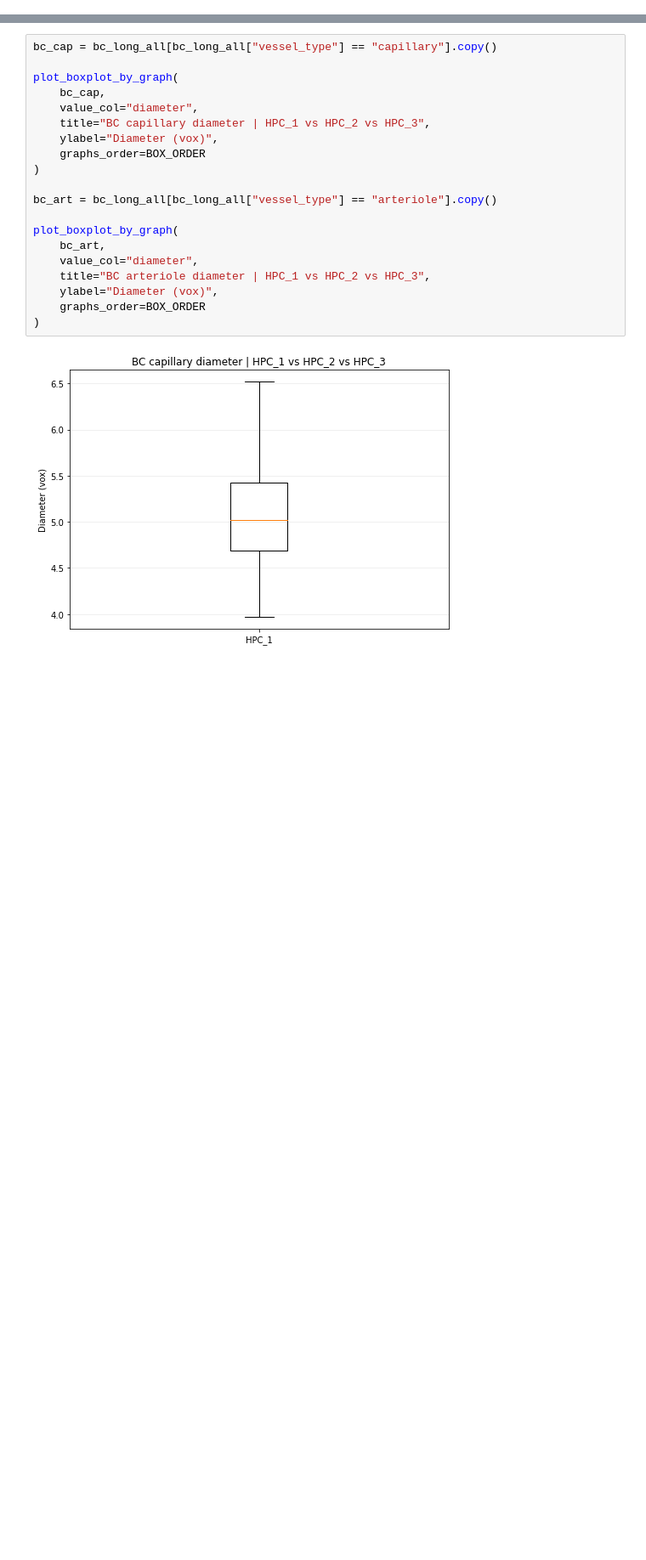
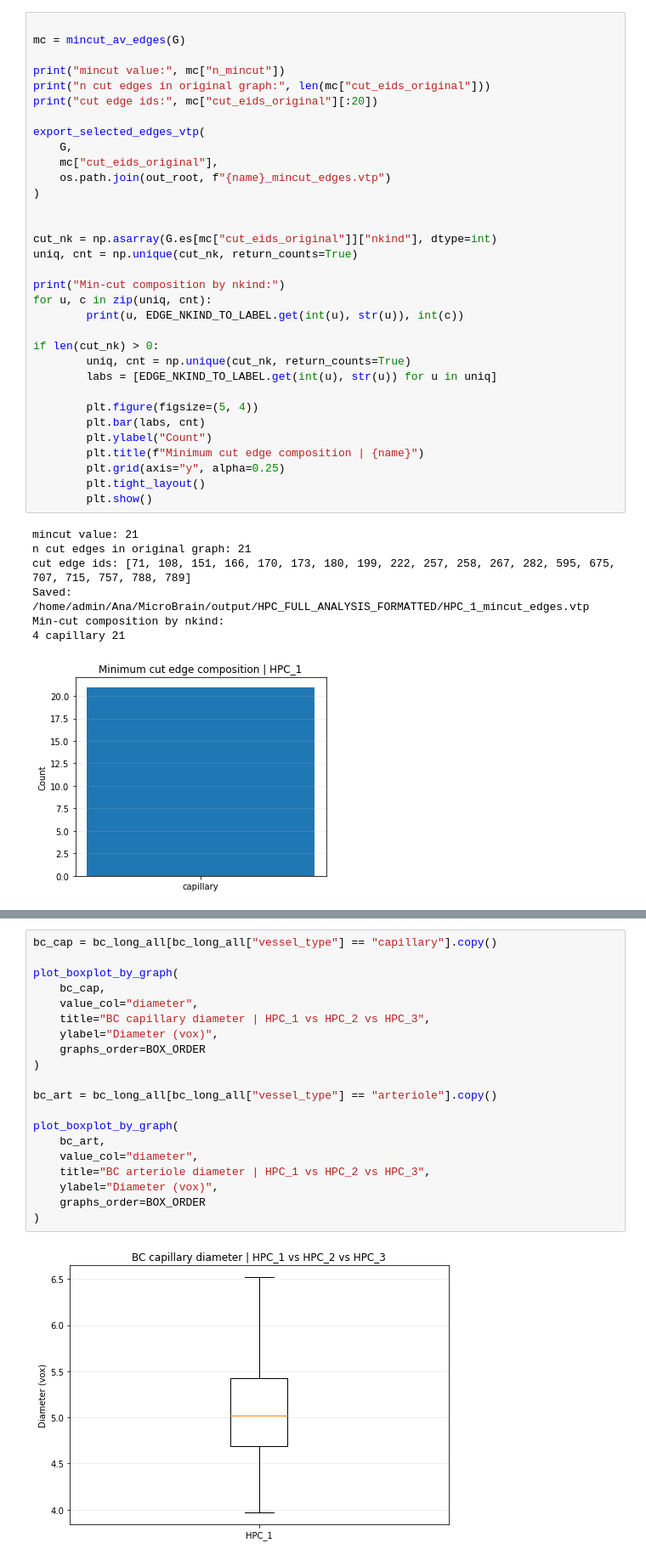
Before and after one commit to abarrio12/ARTORG, a Jupyter notebook: codes/Graph Analysis & by region/Graph analysis/test.ipynb, the cells around one changed output, grey strips where cells are left out. Shown at 85% size. Saved outputs shown, nothing was run; the diff lists cells and outputs as text; blank space fills up the shorter version.

```diff
--- a/codes/Graph Analysis & by region/Graph analysis/test.ipynb
+++ b/codes/Graph Analysis & by region/Graph analysis/test.ipynb
@@ -920,0 +1572,41 @@ redundancy_rows
+# %%
+
+mc = mincut_av_edges(G)
+
+print("mincut value:", mc["n_mincut"])
+print("n cut edges in original graph:", len(mc["cut_eids_original"]))
+print("cut edge ids:", mc["cut_eids_original"][:20])
+
+export_selected_edges_vtp(
+    G,
+    mc["cut_eids_original"],
+    os.path.join(out_root, f"{name}_mincut_edges.vtp")
+)
+
+
+cut_nk = np.asarray(G.es[mc["cut_eids_original"]]["nkind"], dtype=int)
+uniq, cnt = np.unique(cut_nk, return_counts=True)
+
+print("Min-cut composition by nkind:")
+for u, c in zip(uniq, cnt):
+        print(u, EDGE_NKIND_TO_LABEL.get(int(u), str(u)), int(c))
+
+if len(cut_nk) > 0:
+        uniq, cnt = np.unique(cut_nk, return_counts=True)
+        labs = [EDGE_NKIND_TO_LABEL.get(int(u), str(u)) for u in uniq]
+
+        plt.figure(figsize=(5, 4))
+        plt.bar(labs, cnt)
+        plt.ylabel("Count")
+        plt.title(f"Minimum cut edge composition | {name}")
+        plt.grid(axis="y", alpha=0.25)
+        plt.tight_layout()
+        plt.show()
+# %% [output]
+mincut value: 21
+n cut edges in original graph: 21
+cut edge ids: [71, 108, 151, 166, 170, 173, 180, 199, 222, 257, 258, 267, 282, 595, 675, 707, 715, 757, 788, 789]
+Saved: /home/admin/Ana/MicroBrain/output/HPC_FULL_ANALYSIS_FORMATTED/HPC_1_mincut_edges.vtp
+Min-cut composition by nkind:
+4 capillary 21
+[figure, added]
```
Also changed, not shown: parts of 15 cells of this notebook, 1 other file.
